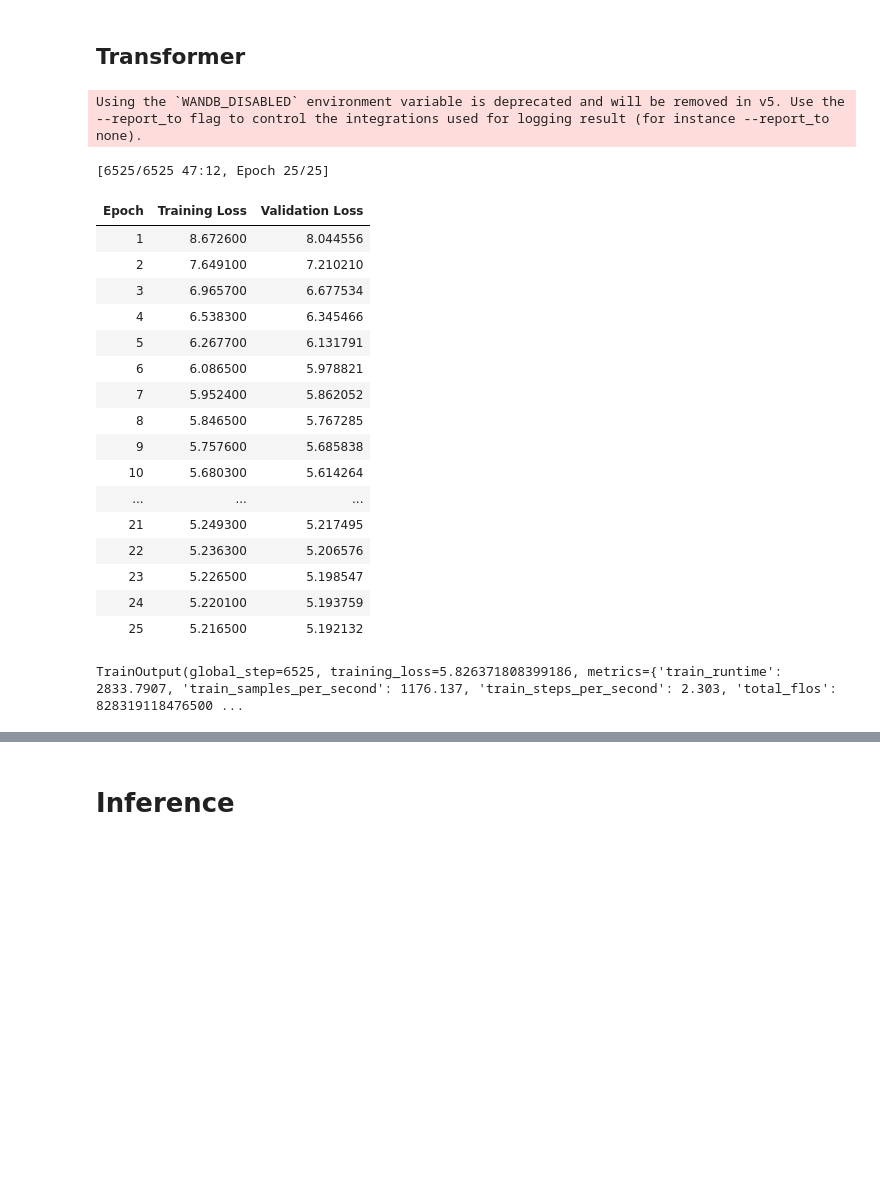
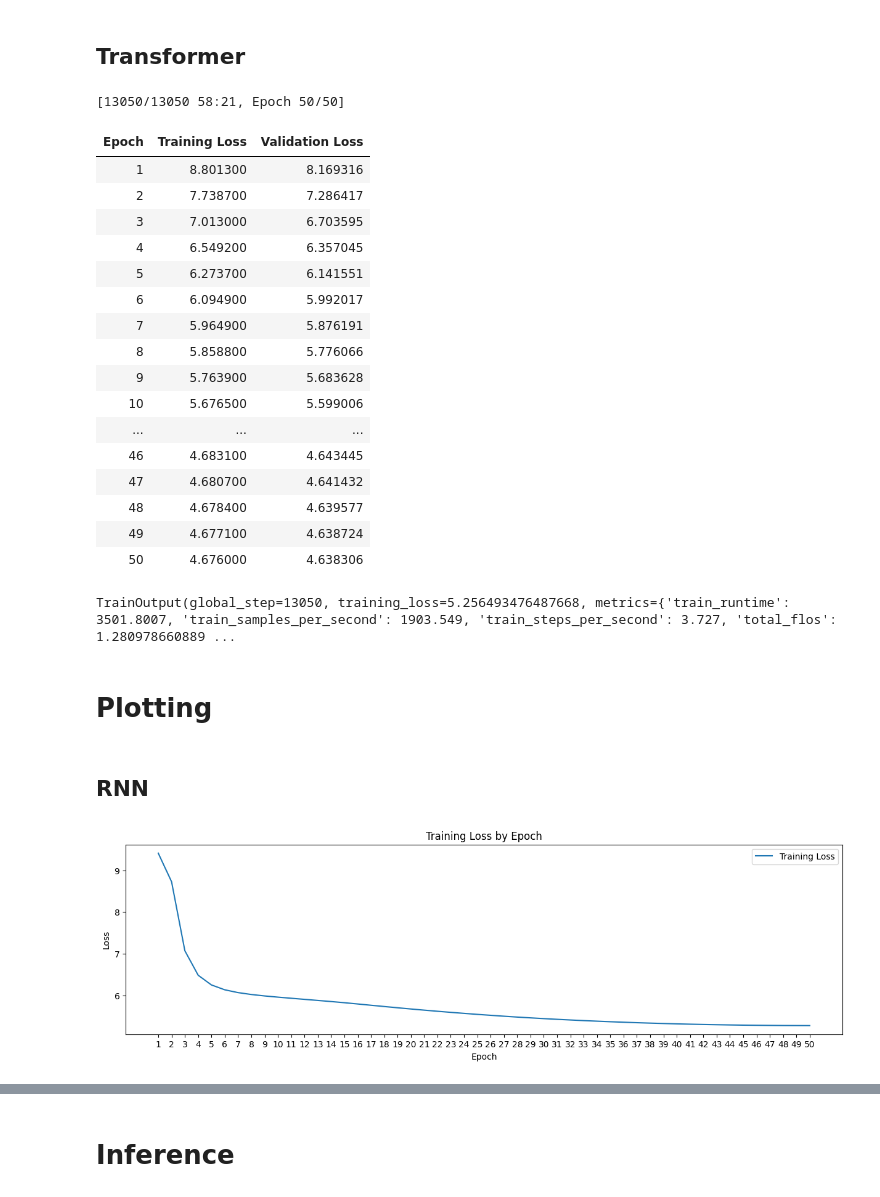
Before and after one commit to qhung23125005/AIO, a Jupyter notebook: AIO24/Module8/MachineTranslation/Transformer-based.ipynb, the cells around one changed output, grey strips where cells are left out. Drawn from its saved outputs; the diff is of its cells as text; code cells hidden in the pictures; blank space fills up the shorter version.

```diff
--- a/AIO24/Module8/MachineTranslation/Transformer-based.ipynb
+++ b/AIO24/Module8/MachineTranslation/Transformer-based.ipynb
@@ -292,7 +292,7 @@ training_args = TrainingArguments(
     learning_rate=2e-5,
     per_device_train_batch_size=512,
     per_device_eval_batch_size=512,
-    num_train_epochs=25,
+    num_train_epochs=50,
     weight_decay=0.01,
     save_total_limit=1,
 )
@@ -344,7 +343,7 @@ training_args = TrainingArguments(
     learning_rate=2e-5,
     per_device_train_batch_size=512,
     per_device_eval_batch_size=512,
-    num_train_epochs=25,
+    num_train_epochs=50,
     weight_decay=0.01,
     save_total_limit=1,
 )
@@ -358,23 +357,45 @@ trainer_transformer = Trainer(
 
 trainer_transformer.train()
 # %% [output]
-Using the `WANDB_DISABLED` environment variable is deprecated and will be removed in v5. Use the --report_to flag to control the integrations used for logging result (for instance --report_to none).
+[13050/13050 58:21, Epoch 50/50]
+| Epoch | Training Loss | Validation Loss |
+| 1 | 8.801300 | 8.169316 |
+| 2 | 7.738700 | 7.286417 |
+| 3 | 7.013000 | 6.703595 |
+| 4 | 6.549200 | 6.357045 |
+| 5 | 6.273700 | 6.141551 |
+| 6 | 6.094900 | 5.992017 |
+| 7 | 5.964900 | 5.876191 |
+| 8 | 5.858800 | 5.776066 |
+| 9 | 5.763900 | 5.683628 |
+| 10 | 5.676500 | 5.599006 |
+| ... | ... | ... |
+| 46 | 4.683100 | 4.643445 |
+| 47 | 4.680700 | 4.641432 |
+| 48 | 4.678400 | 4.639577 |
+| 49 | 4.677100 | 4.638724 |
+| 50 | 4.676000 | 4.638306 |
-[6525/6525 47:12, Epoch 25/25]
+TrainOutput(global_step=13050, training_loss=5.256493476487668, metrics={'train_runtime': 3501.8007, 'train_samples_per_second': 1903.549, 'train_steps_per_second': 3.727, 'total_flos': 1.280978660889 ...
-| Epoch | Training Loss | Validation Loss |
-| 1 | 8.672600 | 8.044556 |
-| 2 | 7.649100 | 7.210210 |
-| 3 | 6.965700 | 6.677534 |
-| 4 | 6.538300 | 6.345466 |
-| 5 | 6.267700 | 6.131791 |
-| 6 | 6.086500 | 5.978821 |
-| 7 | 5.952400 | 5.862052 |
-| 8 | 5.846500 | 5.767285 |
-| 9 | 5.757600 | 5.685838 |
-| 10 | 5.680300 | 5.614264 |
-| ... | ... | ... |
-| 21 | 5.249300 | 5.217495 |
-| 22 | 5.236300 | 5.206576 |
-| 23 | 5.226500 | 5.198547 |
-| 24 | 5.220100 | 5.193759 |
-| 25 | 5.216500 | 5.192132 |
-TrainOutput(global_step=6525, training_loss=5.826371808399186, metrics={'train_runtime': 2833.7907, 'train_samples_per_second': 1176.137, 'train_steps_per_second': 2.303, 'total_flos': 828319118476500 ...
+# %% [markdown]
+# Plotting
+# %% [markdown]
+## RNN
+# %%
+import matplotlib.pyplot as plt
+
+# Extract logs recorded per epoch
+logs = trainer_rnn.state.log_history
+epochs = [log['epoch'] for log in logs if 'loss' in log and 'epoch' in log]
+losses = [log['loss'] for log in logs if 'loss' in log and 'epoch' in log]
+
+# Plot
+plt.figure(figsize=(15, 4))
+plt.plot(epochs, losses, label="Training Loss")
+plt.xlabel("Epoch")
+plt.ylabel("Loss")
+plt.title("Training Loss by Epoch")
+plt.xticks(sorted(set(epochs)))
+plt.legend()
+plt.show()
+# %% [output]
+[figure, added]
```
Also changed, not shown: parts of 5 cells of this notebook.
